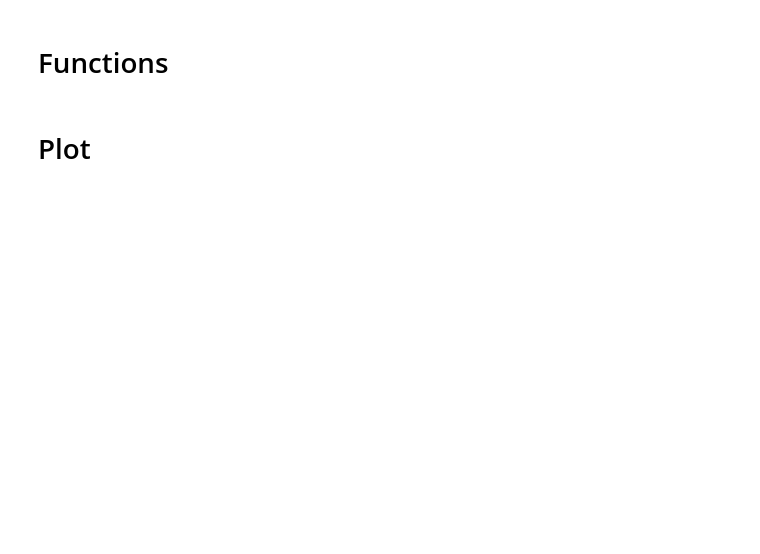
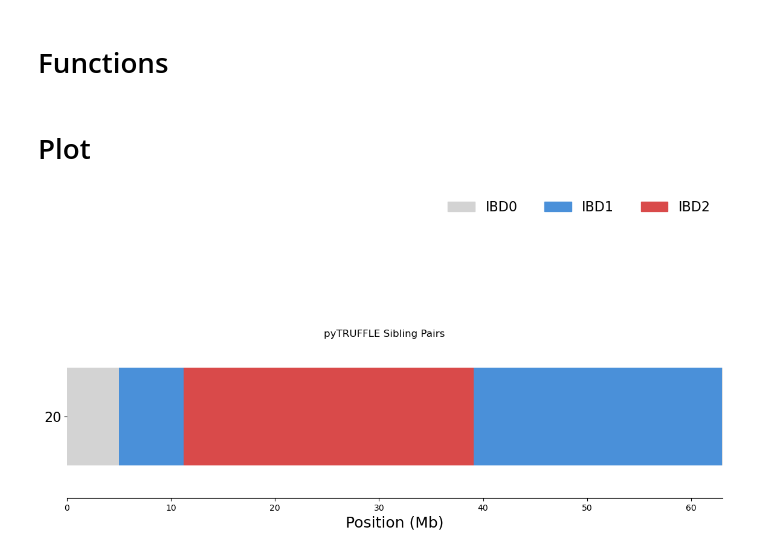
Before and after one commit to Jonahs11/IBD_B_IBS_B_IDS, a Jupyter notebook: plot_ibd_results.ipynb, the cells around one changed output. Drawn from its saved outputs; the diff is of its cells as text; code cells hidden in the pictures; blank space fills up the shorter version.

Commit message:
Added precomputed data and plotting

```diff
--- a/plot_ibd_results.ipynb
+++ b/plot_ibd_results.ipynb
@@ -74 +269,9 @@ def plot_all_chromosomes(df, title=""):
+# %%
+pytruffle_calls_p = "./HG00581_vs_HG00635_chr20/ibd_segments.tsv"
+pytruffle_df = pd.read_csv(pytruffle_calls_p, sep="\t")
+
+compute_proportions(pytruffle_df)
+fig = plot_all_chromosomes(pytruffle_df, title="pyTRUFFLE Sibling Pairs")
+# %% [output]
+[figure, added]
 # %%
```
Also changed, not shown: parts of 13 cells of this notebook, 2 other files.
